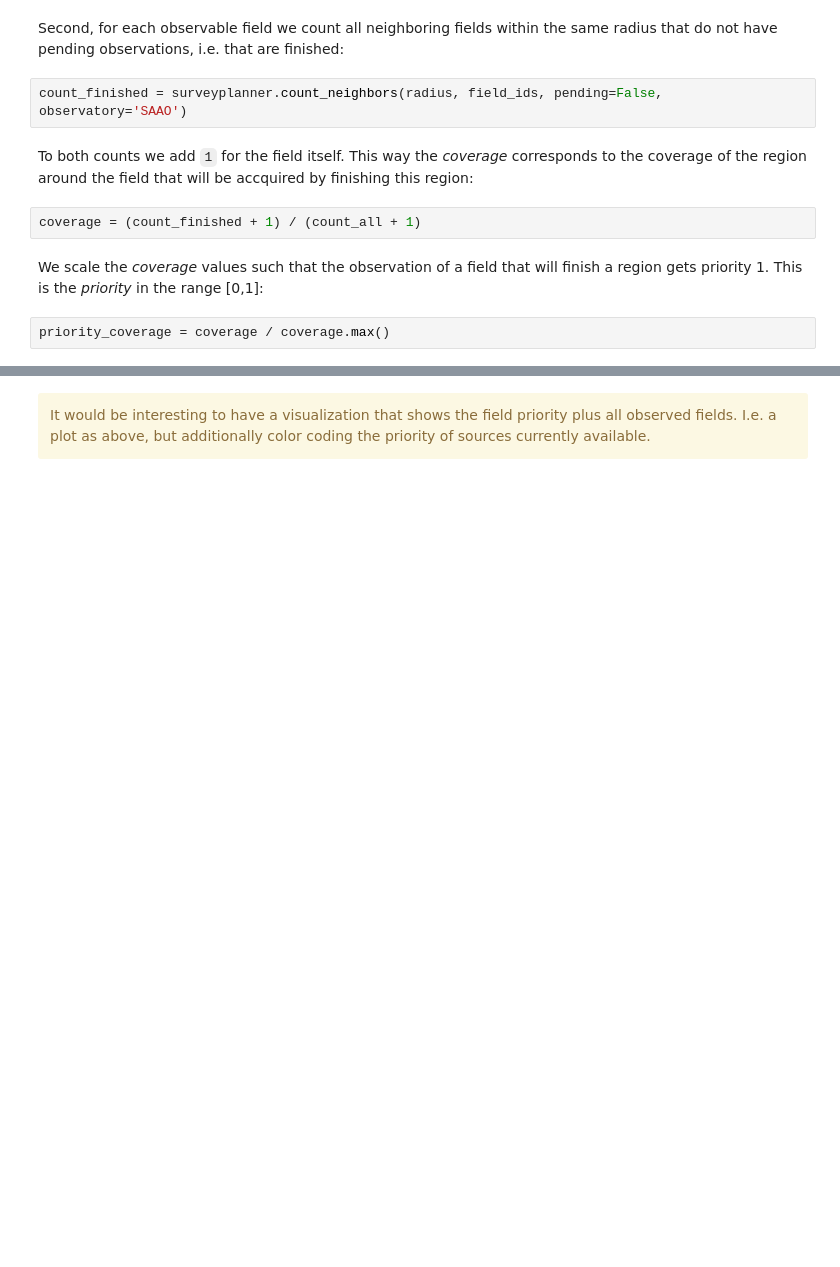
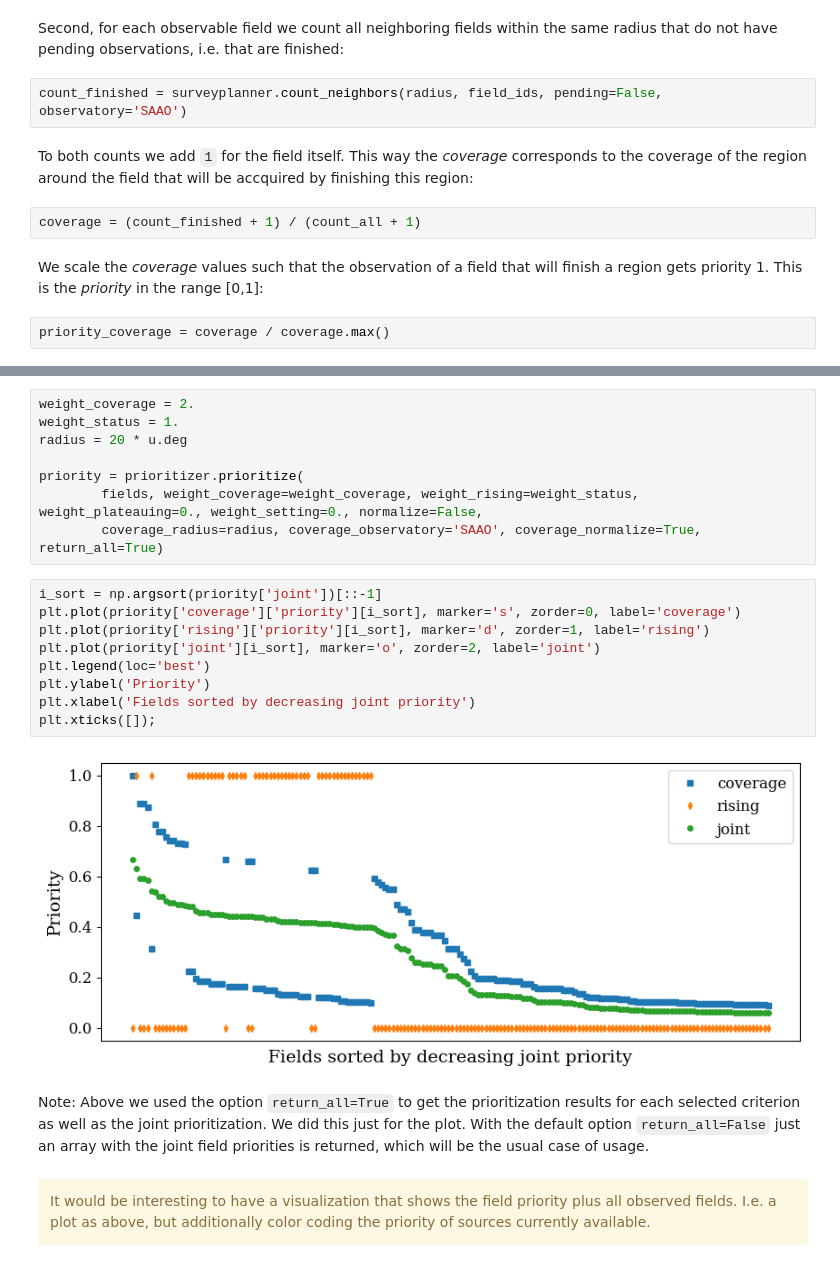
Before and after one commit to skiehl/pasiphae-survey-planner, a Jupyter notebook: Develop_SurveyPlanner.ipynb, the cells around one changed output, grey strips where cells are left out. Cells and saved outputs as stored; diff of their text form; blank space fills up the shorter version.

```diff
--- a/Develop_SurveyPlanner.ipynb
+++ b/Develop_SurveyPlanner.ipynb
@@ -1112,3 +1222,24 @@ print(priority_coverage.max())
+# %%
+weight_coverage = 2.
+weight_status = 1.
+radius = 20 * u.deg
+
+priority = prioritizer.prioritize(
+        fields, weight_coverage=weight_coverage, weight_rising=weight_status, weight_plateauing=0., weight_setting=0., normalize=False,
+        coverage_radius=radius, coverage_observatory='SAAO', coverage_normalize=True, return_all=True)
+# %%
+i_sort = np.argsort(priority['joint'])[::-1]
+plt.plot(priority['coverage']['priority'][i_sort], marker='s', zorder=0, label='coverage')
+plt.plot(priority['rising']['priority'][i_sort], marker='d', zorder=1, label='rising')
+plt.plot(priority['joint'][i_sort], marker='o', zorder=2, label='joint')
+plt.legend(loc='best')
+plt.ylabel('Priority')
+plt.xlabel('Fields sorted by decreasing joint priority')
+plt.xticks([]);
+# %% [output]
+[figure, added]
+# %% [markdown]
+Note: Above we used the option `return_all=True` to get the prioritization results for each selected criterion as well as the joint prioritization. We did this just for the plot. With the default option `return_all=False` just an array with the joint field priorities is returned, which will be the usual case of usage.
 # %% [markdown]
 <div class="alert alert-block alert-warning">
 It would be interesting to have a visualization that shows the field priority plus all observed fields. I.e. a plot as above, but additionally color coding the priority of sources currently available.
```
Also changed, not shown: parts of 22 cells of this notebook, 1 other file.
